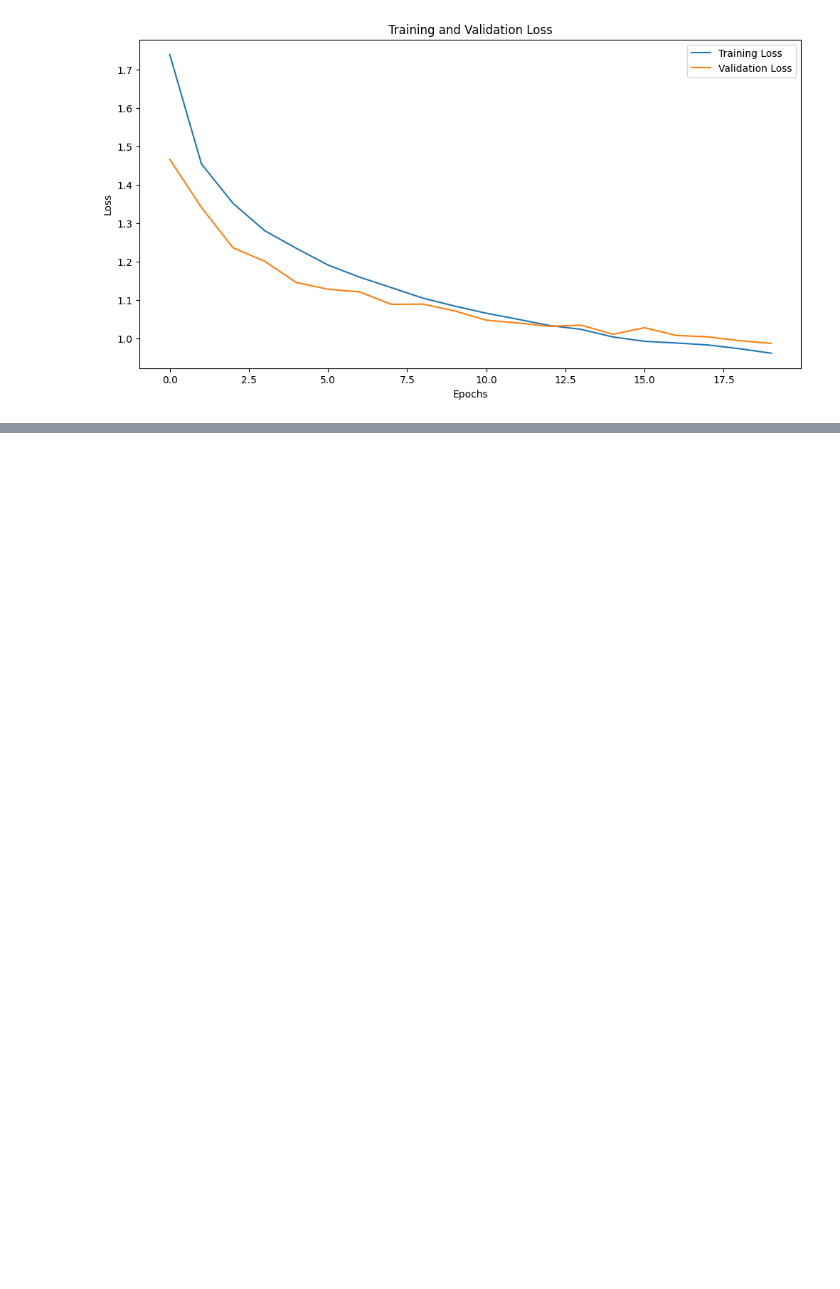
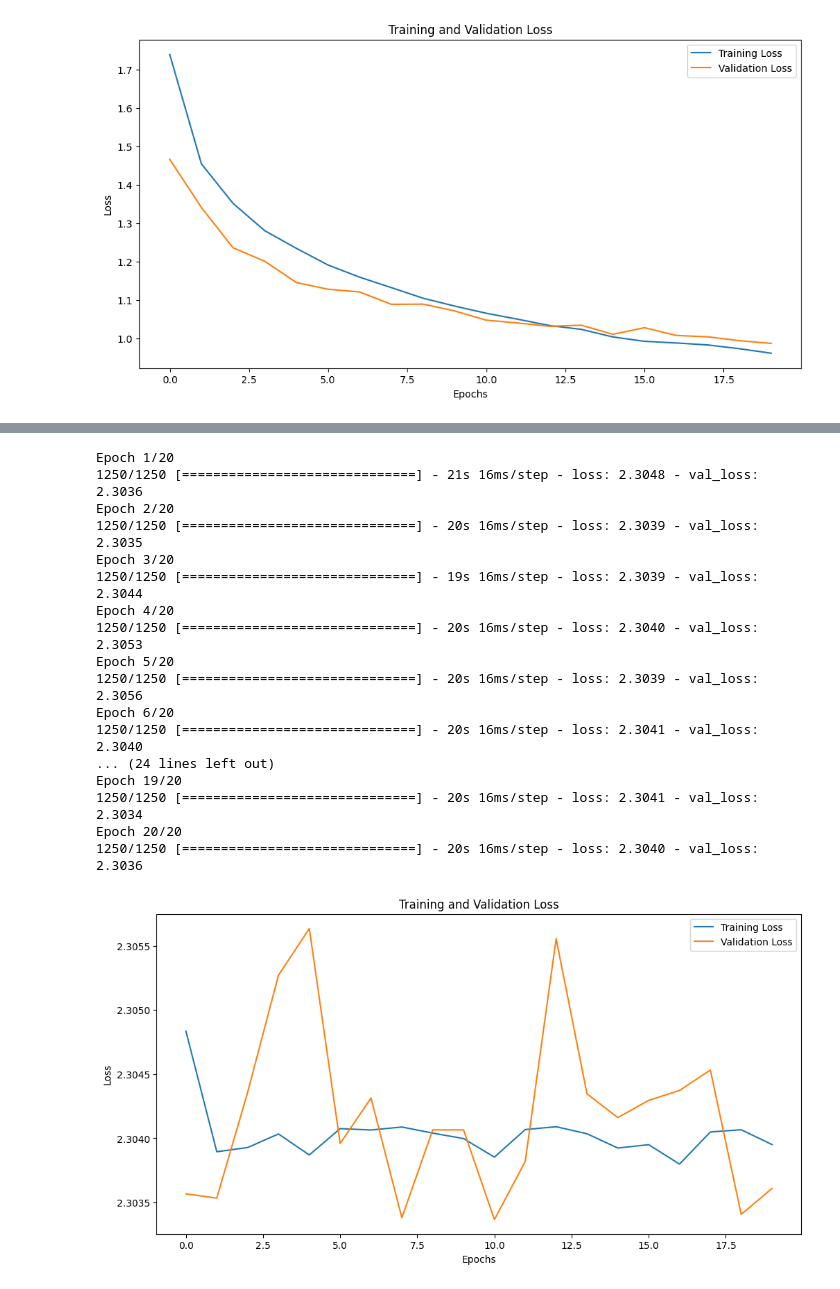
Before and after one commit to chamodAchintha/CNN-image-classification, a Jupyter notebook: CNN.ipynb, the cells around one changed output, grey strips where cells are left out. Cells and saved outputs as stored; diff of their text form; code cells hidden in the pictures; blank space fills up the shorter version.

```diff
--- a/CNN.ipynb
+++ b/CNN.ipynb
@@ -94,0 +148,53 @@ Epoch 20/20
+# %%
+cnn_model = models.Sequential()
+
+cnn_model.add(layers.Conv2D(filters=32, kernel_size=(3,3), activation='relu', input_shape=(32,32,3)))
+cnn_model.add(layers.MaxPooling2D(2,2))
+cnn_model.add(layers.Conv2D(filters=16, kernel_size=(3,3), activation='relu'))
+cnn_model.add(layers.MaxPooling2D(2,2))
+cnn_model.add(layers.Flatten())
+cnn_model.add(layers.Dense(64, activation='relu'))
+cnn_model.add(layers.Dropout(0.3))
+cnn_model.add(layers.Dense(10, activation='softmax'))
+
+# Compile the model
+learning_rate = 0.01
+optimizer = Adam(learning_rate=learning_rate)
+cnn_model.compile(optimizer=optimizer,
+                  loss='sparse_categorical_crossentropy')
+
+# Train the model for 20 epochs
+num_epochs = 20
+history = cnn_model.fit(train_images,
+                        train_labels,
+                        epochs=num_epochs,
+                        validation_split=0.2)
+
+# Plot training and validation loss
+plt.figure(figsize=(12, 6))
+plt.plot(history.history['loss'], label='Training Loss')
+plt.plot(history.history['val_loss'], label='Validation Loss')
+plt.xlabel('Epochs')
+plt.ylabel('Loss')
+plt.legend()
+plt.title('Training and Validation Loss')
+plt.show()
+# %% [output]
+Epoch 1/20
+1250/1250 [==============================] - 21s 16ms/step - loss: 2.3048 - val_loss: 2.3036
+Epoch 2/20
+1250/1250 [==============================] - 20s 16ms/step - loss: 2.3039 - val_loss: 2.3035
+Epoch 3/20
+1250/1250 [==============================] - 19s 16ms/step - loss: 2.3039 - val_loss: 2.3044
+Epoch 4/20
+1250/1250 [==============================] - 20s 16ms/step - loss: 2.3040 - val_loss: 2.3053
+Epoch 5/20
+1250/1250 [==============================] - 20s 16ms/step - loss: 2.3039 - val_loss: 2.3056
+Epoch 6/20
+1250/1250 [==============================] - 20s 16ms/step - loss: 2.3041 - val_loss: 2.3040
+... (24 lines left out)
+Epoch 19/20
+1250/1250 [==============================] - 20s 16ms/step - loss: 2.3041 - val_loss: 2.3034
+Epoch 20/20
+1250/1250 [==============================] - 20s 16ms/step - loss: 2.3040 - val_loss: 2.3036
+[figure, added]
```
Also changed, not shown: parts of 2 cells of this notebook.
